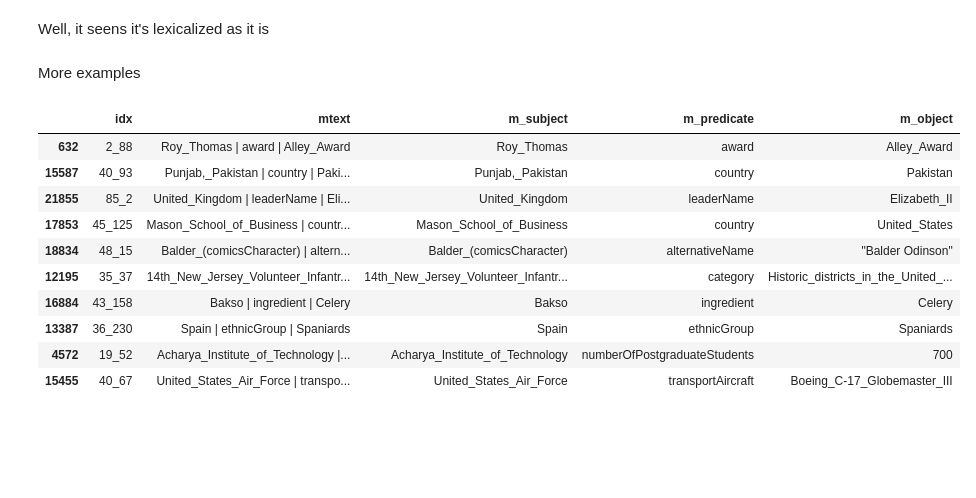
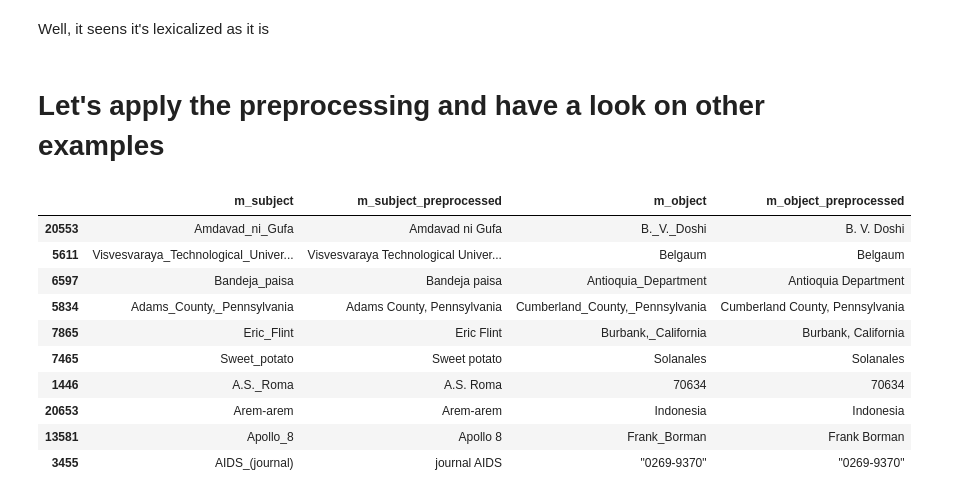
Before and after one commit to abevieiramota/challenge-webnlg, a Jupyter notebook: notebook/1 - Exploratory Data Analysis - quality.ipynb, the cells around one changed output. Drawn from its saved outputs; the diff is of its cells as text; code cells hidden in the pictures; blank space fills up the shorter version.

```diff
--- a/notebook/1 - Exploratory Data Analysis - quality.ipynb
+++ b/notebook/1 - Exploratory Data Analysis - quality.ipynb
@@ -223,5 +219,3 @@ Punjab, Pakistan, led by the Provincial Assembly, is the location of Allama Iqba
 Allama Iqbal International Airport is located in Punjab, Pakistan which is led by the Provincial Assembly of the Punjab.
 # %% [markdown]
 Well, it seens it's lexicalized as it is
-# %% [markdown]
-More examples
@@ -230,14 +222,28 @@ More examples
+# %% [markdown]
+# Let's apply the preprocessing and have a look on other examples
+# %%
+mdf = train_dev.mdf.copy()
+mdf['m_subject_preprocessed'] = mdf.m_subject\
+                                    .str.replace('(.*?)\((.*?)\)', '\g<2> \g<1>')\
+                                    .str.replace('_', ' ')\
+                                    .str.replace('([a-z])([A-Z])', '\g<1> \g<2>')\
+                                    .str.strip()
+mdf['m_object_preprocessed'] = mdf.m_object\
+                                    .str.replace('(.*?)\((.*?)\)', '\g<2> \g<1>')\
+                                    .str.replace('_', ' ')\
+                                    .str.replace('([a-z])([A-Z])', '\g<1> \g<2>')\
+                                    .str.strip()
 # %%
-train_dev.mdf.sample(n=10, random_state=2)
+mdf.sample(n=10, random_state=100)[['m_subject', 'm_subject_preprocessed', 'm_object', 'm_object_preprocessed']]
 # %% [output]
-|  | idx | mtext | m_subject | m_predicate | m_object |
-| 632 | 2_88 | Roy_Thomas | award | Alley_Award | Roy_Thomas | award | Alley_Award |
-| 15587 | 40_93 | Punjab,_Pakistan | country | Paki... | Punjab,_Pakistan | country | Pakistan |
-| 21855 | 85_2 | United_Kingdom | leaderName | Eli... | United_Kingdom | leaderName | Elizabeth_II |
-| 17853 | 45_125 | Mason_School_of_Business | countr... | Mason_School_of_Business | country | United_States |
-| 18834 | 48_15 | Balder_(comicsCharacter) | altern... | Balder_(comicsCharacter) | alternativeName | "Balder Odinson" |
-| 12195 | 35_37 | 14th_New_Jersey_Volunteer_Infantr... | 14th_New_Jersey_Volunteer_Infantr... | category | Historic_districts_in_the_United_... |
-| 16884 | 43_158 | Bakso | ingredient | Celery | Bakso | ingredient | Celery |
-| 13387 | 36_230 | Spain | ethnicGroup | Spaniards | Spain | ethnicGroup | Spaniards |
-| 4572 | 19_52 | Acharya_Institute_of_Technology |... | Acharya_Institute_of_Technology | numberOfPostgraduateStudents | 700 |
-| 15455 | 40_67 | United_States_Air_Force | transpo... | United_States_Air_Force | transportAircraft | Boeing_C-17_Globemaster_III |
+|  | m_subject | m_subject_preprocessed | m_object | m_object_preprocessed |
+| 20553 | Amdavad_ni_Gufa | Amdavad ni Gufa | B._V._Doshi | B. V. Doshi |
+| 5611 | Visvesvaraya_Technological_Univer... | Visvesvaraya Technological Univer... | Belgaum | Belgaum |
+| 6597 | Bandeja_paisa | Bandeja paisa | Antioquia_Department | Antioquia Department |
+| 5834 | Adams_County,_Pennsylvania | Adams County, Pennsylvania | Cumberland_County,_Pennsylvania | Cumberland County, Pennsylvania |
+| 7865 | Eric_Flint | Eric Flint | Burbank,_California | Burbank, California |
+| 7465 | Sweet_potato | Sweet potato | Solanales | Solanales |
+| 1446 | A.S._Roma | A.S. Roma | 70634 | 70634 |
+| 20653 | Arem-arem | Arem-arem | Indonesia | Indonesia |
+| 13581 | Apollo_8 | Apollo 8 | Frank_Borman | Frank Borman |
+| 3455 | AIDS_(journal) | journal AIDS | "0269-9370" | "0269-9370" |
```
Also changed, not shown: parts of 4 cells of this notebook, 4 other files.
